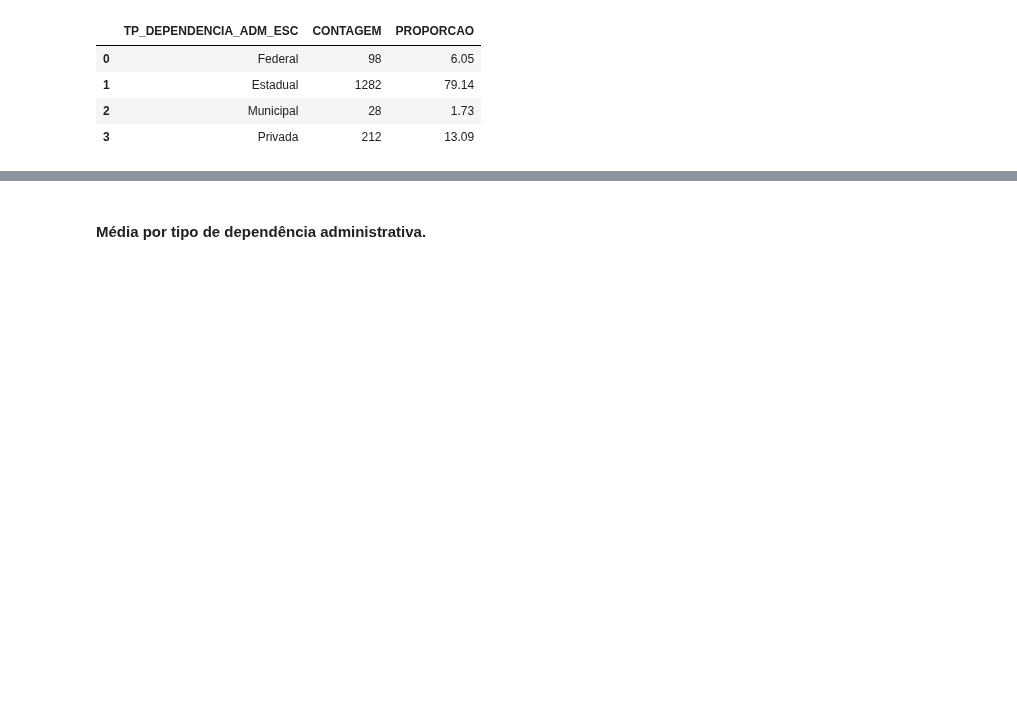
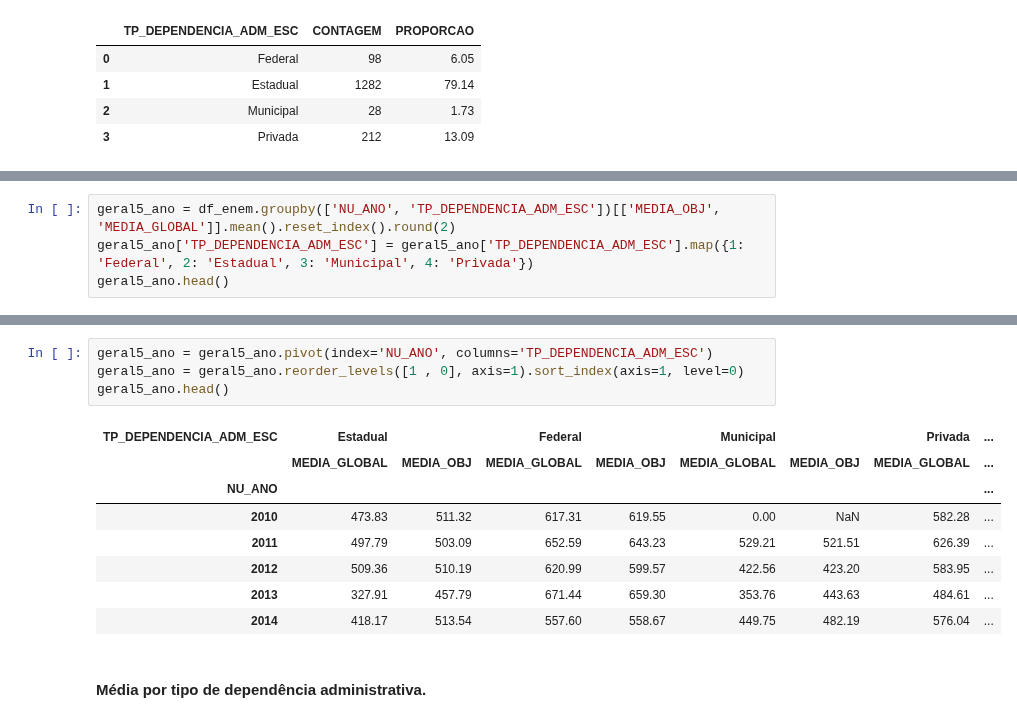
Before and after one commit to Bruno-Santana-Eco/Analise-de-Dados-ENEM, a Jupyter notebook: DataPrep1.ipynb, the cells around one changed output, grey strips where cells are left out. Drawn from its saved outputs; the diff is of its cells as text; blank space fills up the shorter version.

```diff
--- a/DataPrep1.ipynb
+++ b/DataPrep1.ipynb
@@ -746,0 +747,4 @@ geral5_prop.head()
+# %%
+geral5_ano = df_enem.groupby(['NU_ANO', 'TP_DEPENDENCIA_ADM_ESC'])[['MEDIA_OBJ', 'MEDIA_GLOBAL']].mean().reset_index().round(2)
+geral5_ano['TP_DEPENDENCIA_ADM_ESC'] = geral5_ano['TP_DEPENDENCIA_ADM_ESC'].map({1: 'Federal', 2: 'Estadual', 3: 'Municipal', 4: 'Privada'})
+geral5_ano.head()
@@ -747,3 +758,16 @@ geral5_prop.head()
+# %%
+geral5_ano = geral5_ano.pivot(index='NU_ANO', columns='TP_DEPENDENCIA_ADM_ESC')
+geral5_ano = geral5_ano.reorder_levels([1 , 0], axis=1).sort_index(axis=1, level=0)
+geral5_ano.head()
+# %% [output]
+| TP_DEPENDENCIA_ADM_ESC | Estadual |  | Federal |  | Municipal |  | Privada | ... |
+|  | MEDIA_GLOBAL | MEDIA_OBJ | MEDIA_GLOBAL | MEDIA_OBJ | MEDIA_GLOBAL | MEDIA_OBJ | MEDIA_GLOBAL | ... |
+| NU_ANO |  |  |  |  |  |  |  | ... |
+| 2010 | 473.83 | 511.32 | 617.31 | 619.55 | 0.00 | NaN | 582.28 | ... |
+| 2011 | 497.79 | 503.09 | 652.59 | 643.23 | 529.21 | 521.51 | 626.39 | ... |
+| 2012 | 509.36 | 510.19 | 620.99 | 599.57 | 422.56 | 423.20 | 583.95 | ... |
+| 2013 | 327.91 | 457.79 | 671.44 | 659.30 | 353.76 | 443.63 | 484.61 | ... |
+| 2014 | 418.17 | 513.54 | 557.60 | 558.67 | 449.75 | 482.19 | 576.04 | ... |
 # %% [markdown]
 #### Média por tipo de dependência administrativa.
 # %%
```
Also changed, not shown: parts of 24 cells of this notebook, 1 other file.
